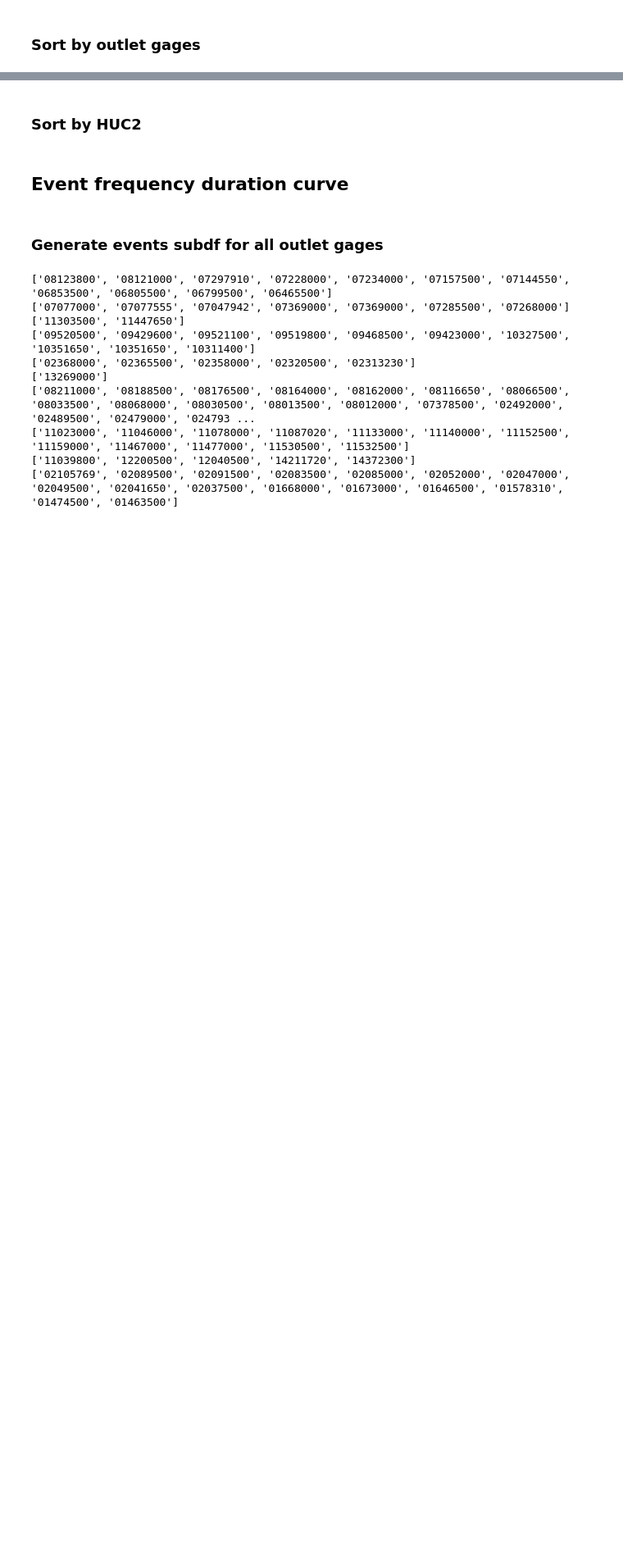
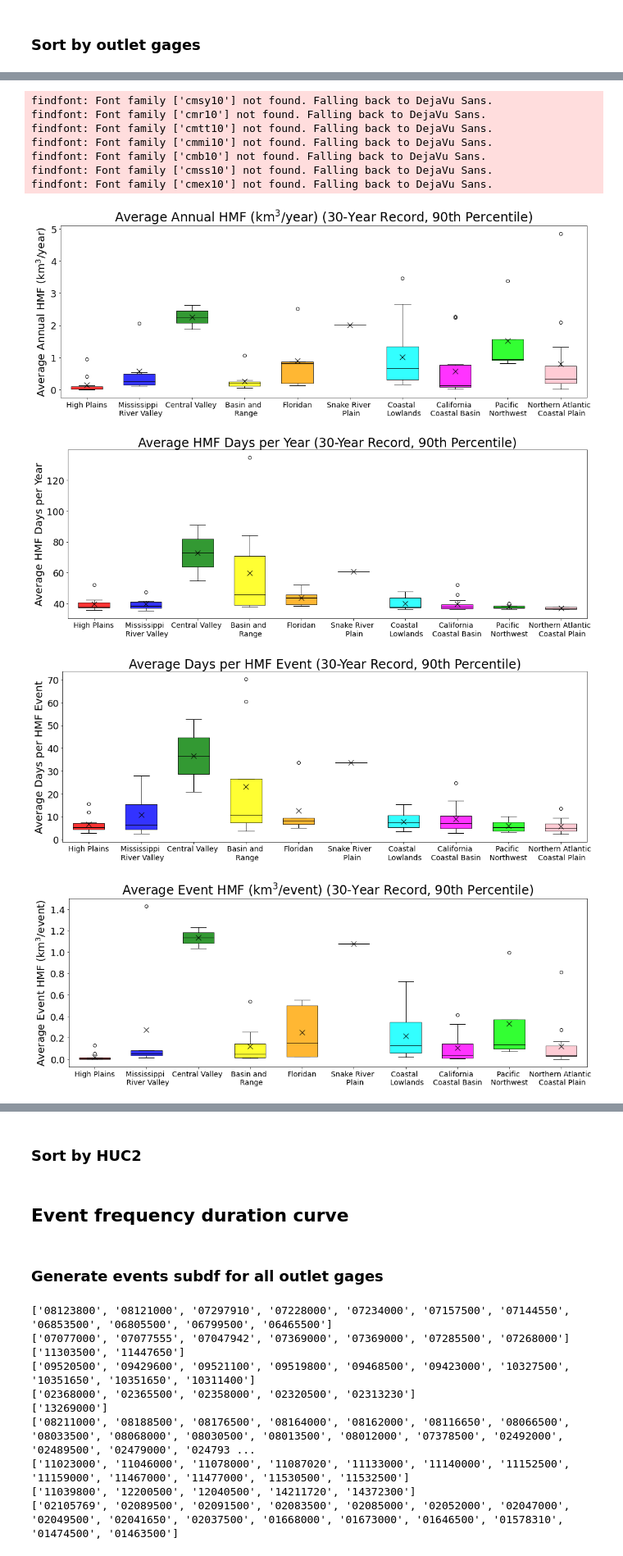
Before and after one commit to kondris/HighMagFlows_EPA_Project, a Jupyter notebook: figures.ipynb, the cells around one changed output, grey strips where cells are left out. Shown at 82% size. Cells and saved outputs as stored; diff of their text form; code cells hidden in the pictures; blank space fills up the shorter version.

Commit message:
Analysis of aquifers

```diff
--- a/figures.ipynb
+++ b/figures.ipynb
@@ -60,0 +87,31 @@ for date_range in date_ranges:
+# %%
+aq_list_25 = ['Southeastern Coastal Plain aquifer system',
+       'Coastal lowlands aquifer system', 'Floridan aquifer system',
+       'Valley and Ridge aquifers',
+       'Piedmont and Blue Ridge crystalline-rock aquifers',
+       'Mississippi embayment aquifer system',
+       'Basin and Range basin-fill aquifers',
+       'Mississippi River Valley alluvial aquifer',
+       'Pacific Northwest basin-fill aquifers',
+       'California Coastal Basin aquifers',
+       'Central Valley aquifer system',
+       'Pacific Northwest basaltic-rock aquifers',
+       'Northern Atlantic Coastal Plain aquifer system',
+       'Surficial aquifer system', 'Biscayne aquifer',
+       'Northern Rocky Mountains Intermontane Basins aquifer system',
+       'Snake River Plain basaltic-rock aquifers',
+       'Columbia Plateau basaltic-rock aquifers',
+       'Cambrian-Ordovician aquifer system', 'Silurian-Devonian aquifers',
+       'Lower Cretaceous aquifers', 'High Plains aquifer',
+       'Rio Grande aquifer system', 'Edwards-Trinity aquifer system',
+       'Willamette Lowland basin-fill aquifers']
+
+date_range = '30'
+percentile = '90'
+col_list = ['annual_hmf', 'annual_duration', 'event_duration',
+               'event_hmf', 'inter_annual%', 'intra_annual', 'timing', 'within_aq']
+print('Number of gages in 25 most pumped aqs:', len(dfs_valid[f'{date_range}_{percentile}'].loc[dfs_valid[f'{date_range}_{percentile}']['within_aq'].isin(aq_list_25)]))
+dfs_valid[f'{date_range}_{percentile}'][col_list].groupby('within_aq').mean()
+#aq = 'Biscayne aquifer'
+#aq = 'Central Valley aquifer system'
+#dfs_valid[f'{date_range}_{percentile}'].loc[dfs_valid[f'{date_range}_{percentile}']['within_aq'] == aq]
@@ -144,34 +301,46 @@ def outlet_gages_metrics_boxplot(metric, date_range, percentile):
     #              df_outlet_gages[f'{date_range}_{percentile}']['na'][metric]
     #             ])
 
     for j, aq_code in enumerate(aq_codes):
         ax.boxplot(df_outlet_gages[f'{date_range}_{percentile}'][aq_code][metric], positions=[j], widths=0.6, patch_artist=True,
                 boxprops=dict(facecolor=aq_colors[j], alpha=alpha_list[j]),
                 medianprops=dict(color='#000000'),
                 showmeans=True, meanprops={"marker":"x", "markeredgecolor":"black", "markersize":"10"})
 
     tick_labels = ['High Plains',
                     'Mississippi \n River Valley',
                     'Central Valley ',
                     'Basin and \n Range',
                     'Floridan',
                     'Snake River \n Plain',
                     'Coastal \n Lowlands',
                     'California \n Coastal Basin ',
                     'Pacific \n Northwest ',
                     'Northern Atlantic \n Coastal Plain']
 
     plt.xticks([0,1,2,3,4,5,6,7,8,9], tick_labels, fontsize=14)
     plt.tick_params(axis='y', which='major', labelsize=18)
     plt.ylabel(f'{fn.FLOW_METRIC_UNITS[metric]}', fontsize=20)
     plt.title(f'{fn.FLOW_METRIC_UNITS[metric]} ({date_range}-Year Record, {percentile}th Percentile)', fontsize=24)
 
     plt.savefig(f'Saved_Visuals/Aquifers/HMF_metrics/boxplots_{metric}_{date_range}_{percentile}.png', bbox_inches='tight')
 
     plt.show()
     return
 
-# for date_range in date_ranges:
-#     for percentile in percentiles:
-#         for metric in metric_list:
-#               outlet_gages_metrics_boxplot(metric, date_range, percentile)
+for date_range in date_ranges:
+    for percentile in percentiles:
+        for metric in metric_list:
+              outlet_gages_metrics_boxplot(metric, date_range, percentile)
+# %% [output]
+findfont: Font family ['cmsy10'] not found. Falling back to DejaVu Sans.
+findfont: Font family ['cmr10'] not found. Falling back to DejaVu Sans.
+findfont: Font family ['cmtt10'] not found. Falling back to DejaVu Sans.
+findfont: Font family ['cmmi10'] not found. Falling back to DejaVu Sans.
+findfont: Font family ['cmb10'] not found. Falling back to DejaVu Sans.
+findfont: Font family ['cmss10'] not found. Falling back to DejaVu Sans.
+findfont: Font family ['cmex10'] not found. Falling back to DejaVu Sans.
+[figure, added]
+[figure, added]
+[figure, added]
+[figure, added]
```
Also changed, not shown: parts of 8 cells of this notebook, 34 other files.
